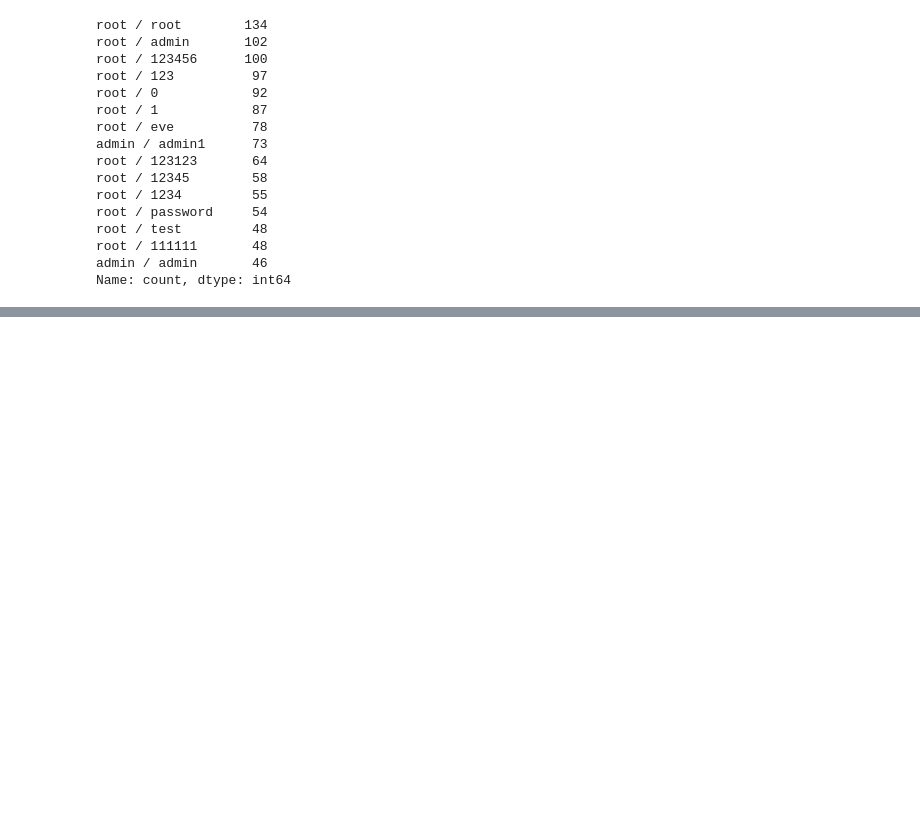
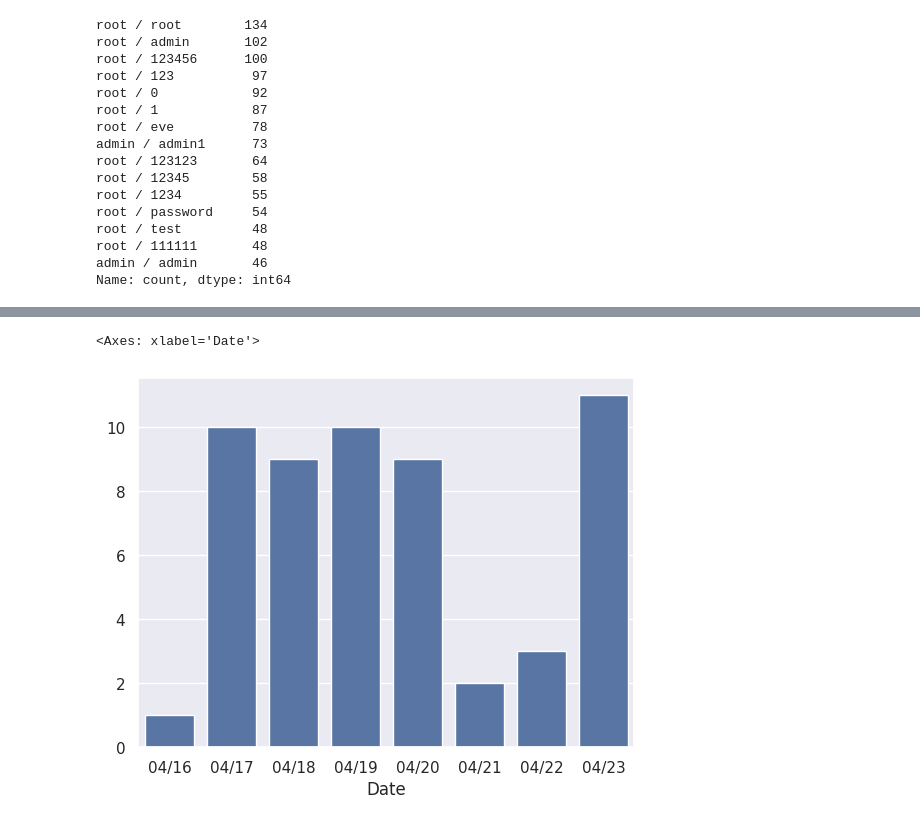
Before and after one commit to ysthakur/hacs202-ssh-hp, a Jupyter notebook: imhungry.ipynb, the cells around one changed output, grey strips where cells are left out. Saved outputs shown, nothing was run; the diff lists cells and outputs as text; code cells hidden in the pictures; blank space fills up the shorter version.

```diff
--- a/imhungry.ipynb
+++ b/imhungry.ipynb
@@ -176,0 +171,7 @@ g.set_xticklabels(g.get_xticklabels(), rotation=30)
+# %%
+# Number of logins (not uniqued by IP)
+by_day = logins.groupby("Date").apply(lambda df: df["IP"].count(), include_groups=False)
+sns.barplot(data=by_day)
+# %% [output]
+<Axes: xlabel='Date'>
+[figure, added]
```
Also changed, not shown: parts of 10 cells of this notebook.
